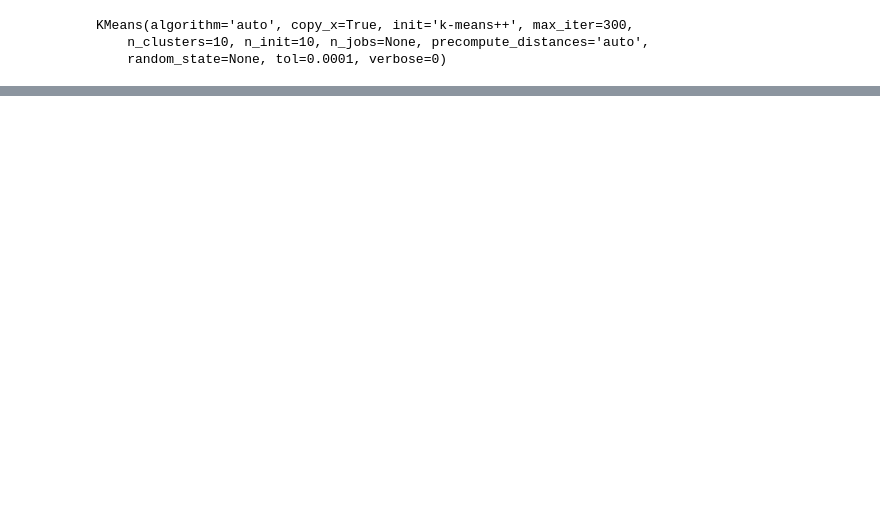
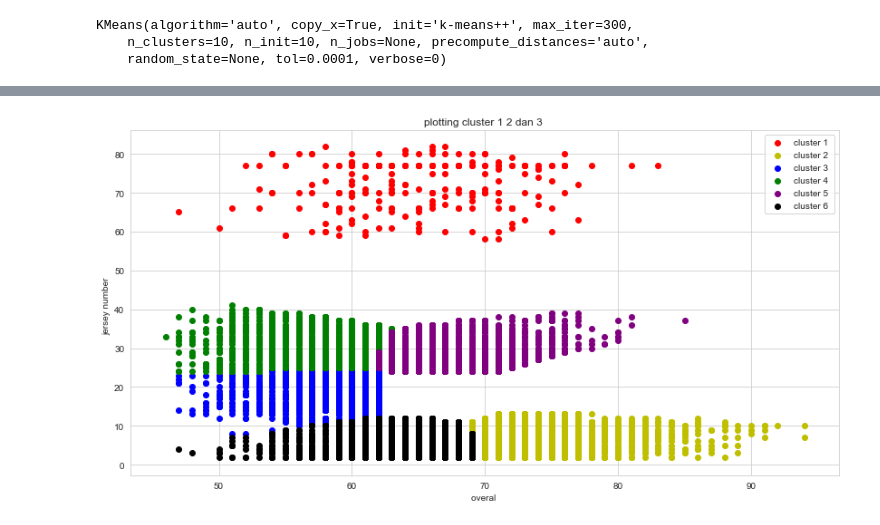
Before and after one commit to achmadwildan1888/Project-akhir-Data-analysis-and-machine-learning-model, a Jupyter notebook: machine learning model(K means)-checkpoint.ipynb, the cells around one changed output, grey strips where cells are left out. Saved outputs shown, nothing was run; the diff lists cells and outputs as text; code cells hidden in the pictures; blank space fills up the shorter version.

```diff
--- a/machine learning model(K means)-checkpoint.ipynb
+++ b/machine learning model(K means)-checkpoint.ipynb
@@ -119,0 +123,3 @@ PlotlyRequestError: No message
+# %%
+df['cluster'] = prediksi
+df[df.cluster == 2].head()
@@ -119,0 +133,3 @@ PlotlyRequestError: No message
+# %%
+df['cluster'] = prediksi
+df[df.cluster == 1].head()
@@ -119,0 +143,3 @@ PlotlyRequestError: No message
+# %%
+df['cluster'] = prediksi
+df[df.cluster == 3].head()
@@ -119,0 +153,9 @@ PlotlyRequestError: No message
+# %%
+#seperate data prediksi
+cluster1 = df[df['cluster'] == 1]
+cluster2 = df[df['cluster'] == 2]
+cluster3 = df[df['cluster'] == 3]
+cluster4 = df[df['cluster'] == 4]
+cluster5 = df[df['cluster'] == 5]
+cluster6 = df[df['cluster'] == 6]
+cluster7 = df[df['cluster'] == 7]
@@ -119,0 +171,41 @@ PlotlyRequestError: No message
+# %%
+plt.figure(figsize=[14,7])
+plt.scatter(
+        cluster1['Overall'],
+        cluster1['Jersey Number'],
+        color = 'r',
+        marker = 'o')
+plt.scatter(
+        cluster2['Overall'],
+        cluster2['Jersey Number'],
+        color = 'y',
+        marker = 'o')
+plt.scatter(
+        cluster3['Overall'],
+        cluster3['Jersey Number'],
+        color = 'b',
+        marker = 'o')
+plt.scatter(
+        cluster4['Overall'],
+        cluster4['Jersey Number'],
+        color = 'g',
+        marker = 'o')
+plt.scatter(
+        cluster5['Overall'],
+        cluster5['Jersey Number'],
+        color = 'purple',
+        marker = 'o')
+plt.scatter(
+        cluster6['Overall'],
+        cluster6['Jersey Number'],
+        color = 'black',
+        marker = 'o')
+
+
+plt.title('plotting cluster 1 2 dan 3 ')
+plt.xlabel('overal ')
+plt.ylabel('jersey number  ')
+plt.legend(['cluster 1', 'cluster 2','cluster 3','cluster 4 ','cluster 5','cluster 6','cluster 7'])
+plt.grid(True)
+# %% [output]
+[figure, added]
```
Also changed, not shown: parts of 13 cells of this notebook, 3 other files.
